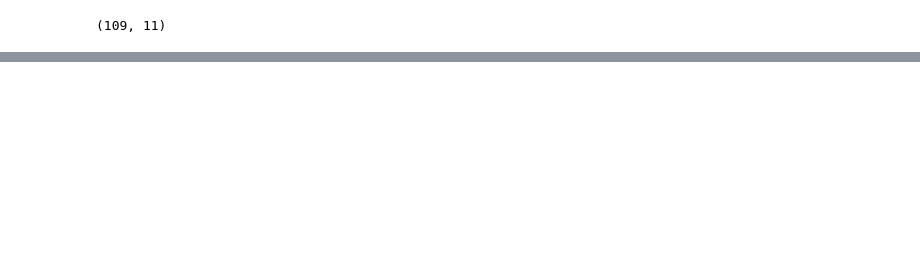
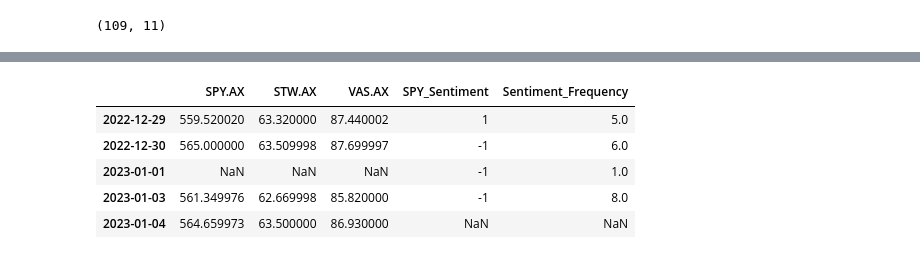
Before and after one commit to gadam/fintech_project_2, a Jupyter notebook: etf_trader.ipynb, the cells around one changed output, grey strips where cells are left out. Cells and saved outputs as stored; diff of their text form; code cells hidden in the pictures; blank space fills up the shorter version.

```diff
--- a/etf_trader.ipynb
+++ b/etf_trader.ipynb
@@ -480,0 +481,4 @@ filtered_df.head()
+# %%
+spy_sentiment = spy_sentiment.rename(columns={'SPY_Sentiment': 'Sentiment_Frequency'})
+spy_sentiment = spy_sentiment.rename(columns={'level_1': 'SPY_Sentiment'})
+print(spy_sentiment)
@@ -480,0 +500,11 @@ filtered_df.head()
+# %%
+# Merge sentiment and ETF values
+ETF_Sentiment = pd.concat([etf_df, spy_sentiment], axis=1)
+ETF_Sentiment.tail()
+# %% [output]
+|  | SPY.AX | STW.AX | VAS.AX | SPY_Sentiment | Sentiment_Frequency |
+| 2022-12-29 | 559.520020 | 63.320000 | 87.440002 | 1 | 5.0 |
+| 2022-12-30 | 565.000000 | 63.509998 | 87.699997 | -1 | 6.0 |
+| 2023-01-01 | NaN | NaN | NaN | -1 | 1.0 |
+| 2023-01-03 | 561.349976 | 62.669998 | 85.820000 | -1 | 8.0 |
+| 2023-01-04 | 564.659973 | 63.500000 | 86.930000 | NaN | NaN |
```
Also changed, not shown: parts of 10 cells of this notebook.
